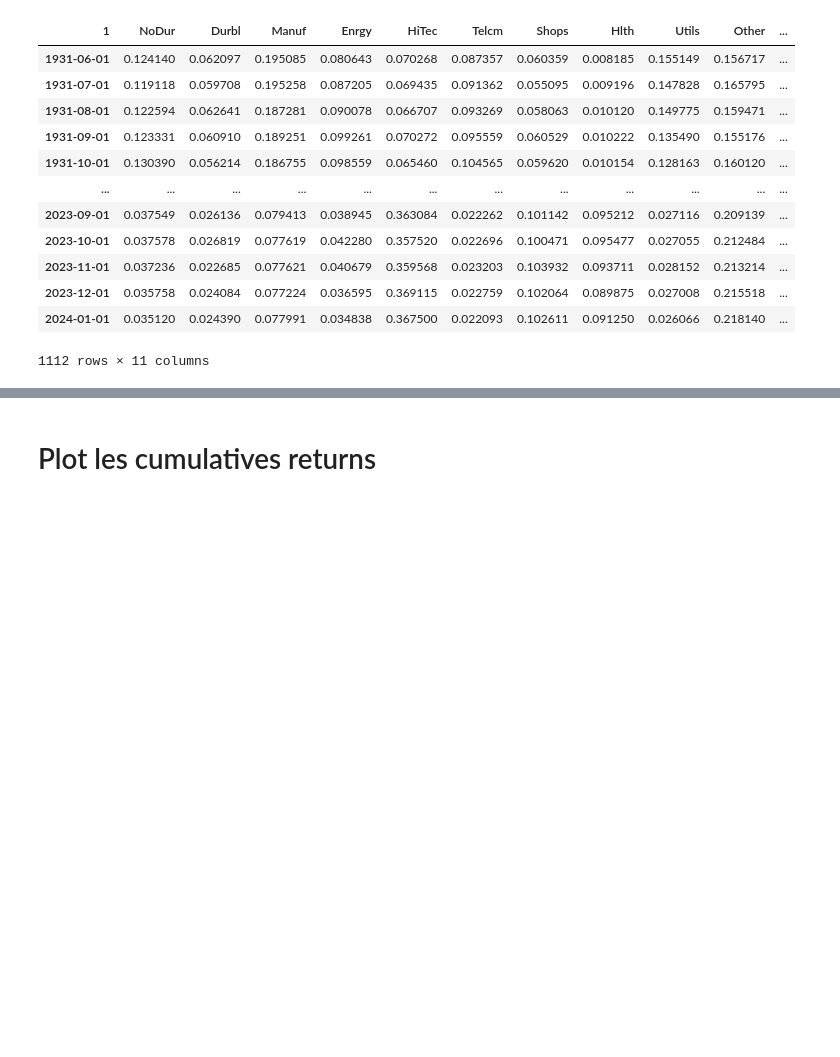
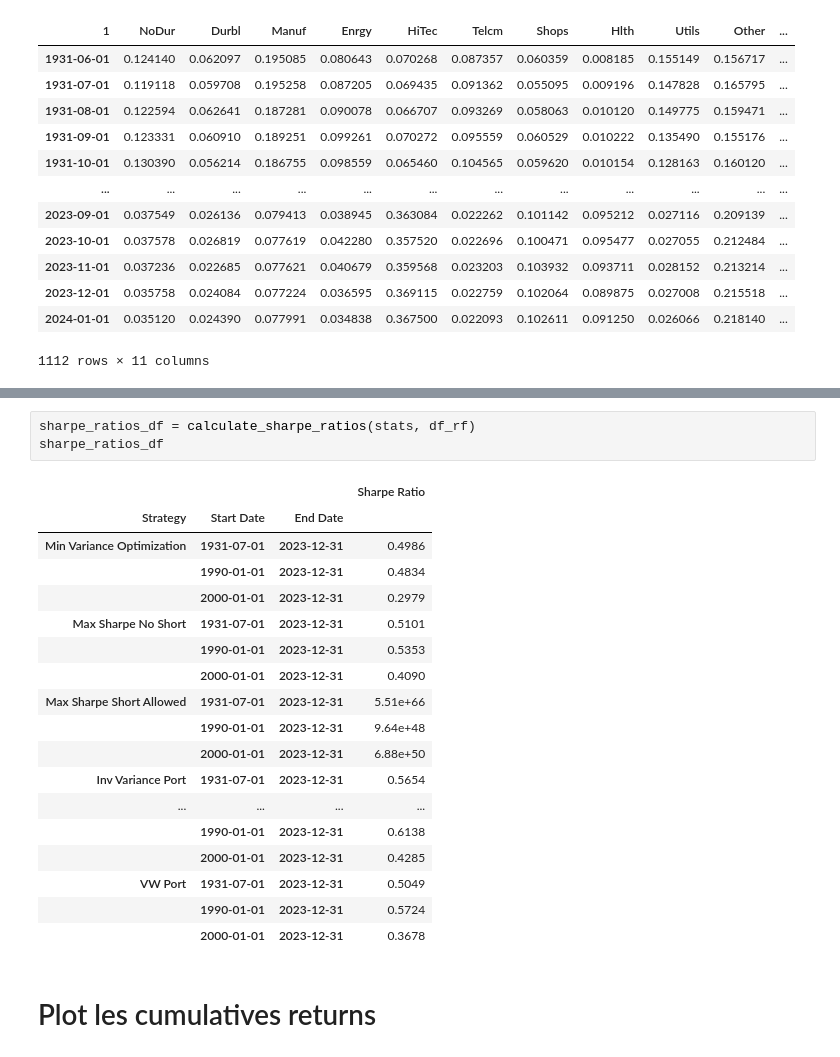
Before and after one commit to ThomasDeConinck/Gestion-de-Portefeuille-Devoir-2, a Jupyter notebook: Partie A/Partie_A_TP2.ipynb, the cells around one changed output, grey strips where cells are left out. Saved outputs shown, nothing was run; the diff lists cells and outputs as text; blank space fills up the shorter version.

```diff
--- a/Partie A/Partie_A_TP2.ipynb
+++ b/Partie A/Partie_A_TP2.ipynb
@@ -768,3 +981,25 @@ results
+# %%
+sharpe_ratios_df = calculate_sharpe_ratios(stats, df_rf)
+sharpe_ratios_df
+# %% [output]
+|  |  |  | Sharpe Ratio |
+| Strategy | Start Date | End Date |  |
+| Min Variance Optimization | 1931-07-01 | 2023-12-31 | 0.4986 |
+|  | 1990-01-01 | 2023-12-31 | 0.4834 |
+|  | 2000-01-01 | 2023-12-31 | 0.2979 |
+| Max Sharpe No Short | 1931-07-01 | 2023-12-31 | 0.5101 |
+|  | 1990-01-01 | 2023-12-31 | 0.5353 |
+|  | 2000-01-01 | 2023-12-31 | 0.4090 |
+| Max Sharpe Short Allowed | 1931-07-01 | 2023-12-31 | 5.51e+66 |
+|  | 1990-01-01 | 2023-12-31 | 9.64e+48 |
+|  | 2000-01-01 | 2023-12-31 | 6.88e+50 |
+| Inv Variance Port | 1931-07-01 | 2023-12-31 | 0.5654 |
+| ... | ... | ... | ... |
+|  | 1990-01-01 | 2023-12-31 | 0.6138 |
+|  | 2000-01-01 | 2023-12-31 | 0.4285 |
+| VW Port | 1931-07-01 | 2023-12-31 | 0.5049 |
+|  | 1990-01-01 | 2023-12-31 | 0.5724 |
+|  | 2000-01-01 | 2023-12-31 | 0.3678 |
 # %% [markdown]
 # Plot les cumulatives returns
 # %%
```
Also changed, not shown: parts of 17 cells of this notebook, 2 other files.
